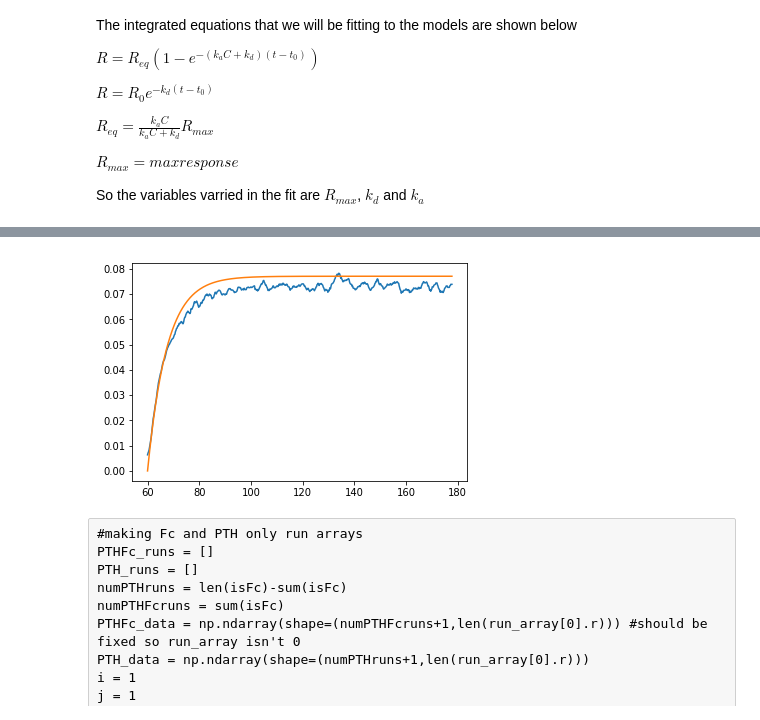
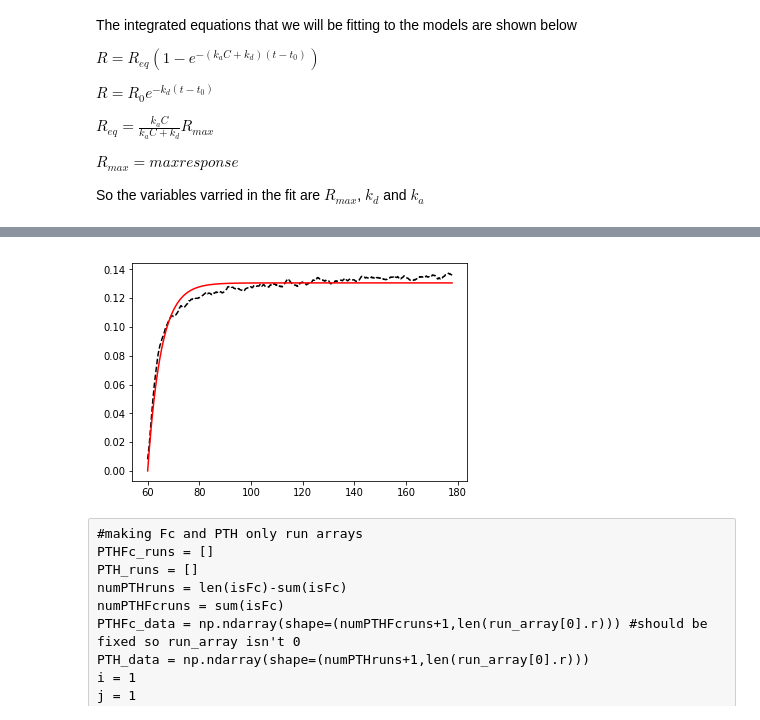
Before and after one commit to DexterAntonio/pthBLI, a Jupyter notebook: processingData.ipynb, the cells around one changed output, grey strips where cells are left out. Saved outputs shown, nothing was run; the diff lists cells and outputs as text; code cells hidden in the pictures.

```diff
--- a/processingData.ipynb
+++ b/processingData.ipynb
@@ -17,6 +17,7 @@ class Run:
         self.model = model
         self.t = t
         self.r = r
+        self.fitResult = None
 # %%
 #I used to have a program that makes the file list, but I somehow lost it...
 #I don't know what is going on with regards to that
@@ -131,39 +132,77 @@ $R_{max} = max response$
 So the variables varried in the fit are $R_{max}$, $k_d$ and $k_a$
 # %%
 from lmfit import minimize, Parameters
-#paramaters are
-params = Parameters()
-params.add("kd",value=0.0002,min=0)
-params.add("ka",value=0.00002,min=0)
-params.add("Rmax",value=1000)
 
-tmpRun = run_array[25]
+#parameters from BLI program's global fit for initial guess
+kon = 9.32e4#8.6536e4
+kdis = 3.45e-2#6.124e-3
+Rmaxf = 0.1551 #0.1306
+
+
+tmpRun = run_array[16]
 tp = np.array(tmpRun.t[0:max_index])
 rp = np.array(tmpRun.r[0:max_index])
 A0 = float(tmpRun.concentration)
-print(type(A0))
 t0 = tp[0]
-plt.plot(tp,rp,'-')
+#plt.plot(tp,rp,'-')
 
-def residual(params,t,Rdata,A0,t0):
-    kd = params["kd"]
-    ka = params["ka"]
-    Rmax = params["Rmax"]
-    Req = (ka*A0)/(ka*A0+kd)*Rmax
-    Rest = Req*(1-np.exp(-(ka*A0+kd)*(t-t0)))
-    #Rest = Req*(1 - np.exp(-(ka*A0+kd)*(t-t0))  )
-    #print(Req)
-    #print(Rest-Rdata)
-    return Rest-Rdata
+plt.plot(tp,rp,'--k')
 
-out = minimize(residual, params, args=(tp, rp, A0,t0) ,method="leastsquares")
-ka = out.params["kd"].value
-kd = out.params["kd"].value
-Rmax = out.params["Rmax"].value
-Req = (ka*A0)/(ka*A0+kd)*Rmax
 
-Rest = Req*(1-np.exp(-(ka*A0+kd)*(tp-t0)))
+def absorption(t,ka,kd,Rmax,A0,t0):
+    Rest = Rmax*((ka*A0)/(ka*A0+kd))*(1-np.exp(-(ka*A0+kd)*(t-t0)))
+    return Rest
+aModel = Model(absorption)
+kon = 5.32e4#8.6536e4
+kdis = 3.45e-2#6.124e-3
+Rmaxf = 0.1551 #0.1306
 
-plt.plot(tp,Rest,'-')
-print(out.params)
+params = aModel.make_params()
+params["kd"] = Parameter(name="kd",value=kdis,min=0)
+params["ka"] = Parameter(name="ka",value=kon,min=0)
+params["Rmax"] = Parameter(name="Rmax",value=Rmaxf,min=0)
+params["A0"] = Parameter(name="A0",value=A0,vary=False)
+params["t0"] = Parameter(name="t0",value=60,vary=False)
+
+
+
+result = aModel.fit(rp,params,t=tp)
+
+plt.plot(tp,result.best_fit,'r')
+print(result.fit_report())
+
+
+
+
+# def residual(params,t,Rdata,A0,t0):
+#     kd = params["kd"]
+#     ka = params["ka"]
+#     Rmax = params["Rmax"]
+
+
+#     Rest = Rmax*((ka*A0)/(ka*A0+kd))*(1-np.exp(-(ka*A0+kd)*t))
+
+#     #Req = (ka*A0)/(ka*A0+kd)*Rmax
+#     #Rest = Req*(1-np.exp(-(ka*A0+kd)*(t-t0)))
+#     #Rest = Req*(1 - np.exp(-(ka*A0+kd)*(t-t0))  )
+#     #print(Req)
+#     #print(Rest-Rdata)
+#     return Rest-Rdata
+
+# out = minimize(residual, params, args=(tp, rp, A0,t0))#,method="leastsquares")
+# ka = kon#out.params["kd"].value
+# kd = kdis#out.params["kd"].value
+# Rmax = Rmaxf #out.params["Rmax"].value
+# #ka = out.params["kd"].value
+# #kd = out.params["kd"].value
+# #Rmax = out.params["Rmax"].value
+
+# print(out.params["kd"])
+
+# Req = (ka*A0)/(ka*A0+kd)*Rmax
+
+# Rest = Req*(1-np.exp(-(ka*A0+kd)*(tp-t0)))
+# tmpRest = Rest
+# plt.plot(tp,Rest,'-')
+# print(out.params)
 # %% [output]
@@ -172,4 +226,4 @@ Parameters([('kd', <Parameter 'kd', value=0.13393797405549135 +/- nan, bounds=[0
-[figure, old version]
+[figure, new version]
 # %% [raw]
 #making Fc and PTH only run arrays
 PTHFc_runs = []
```
Also changed, not shown: parts of 1 cell of this notebook, 1 other file.
